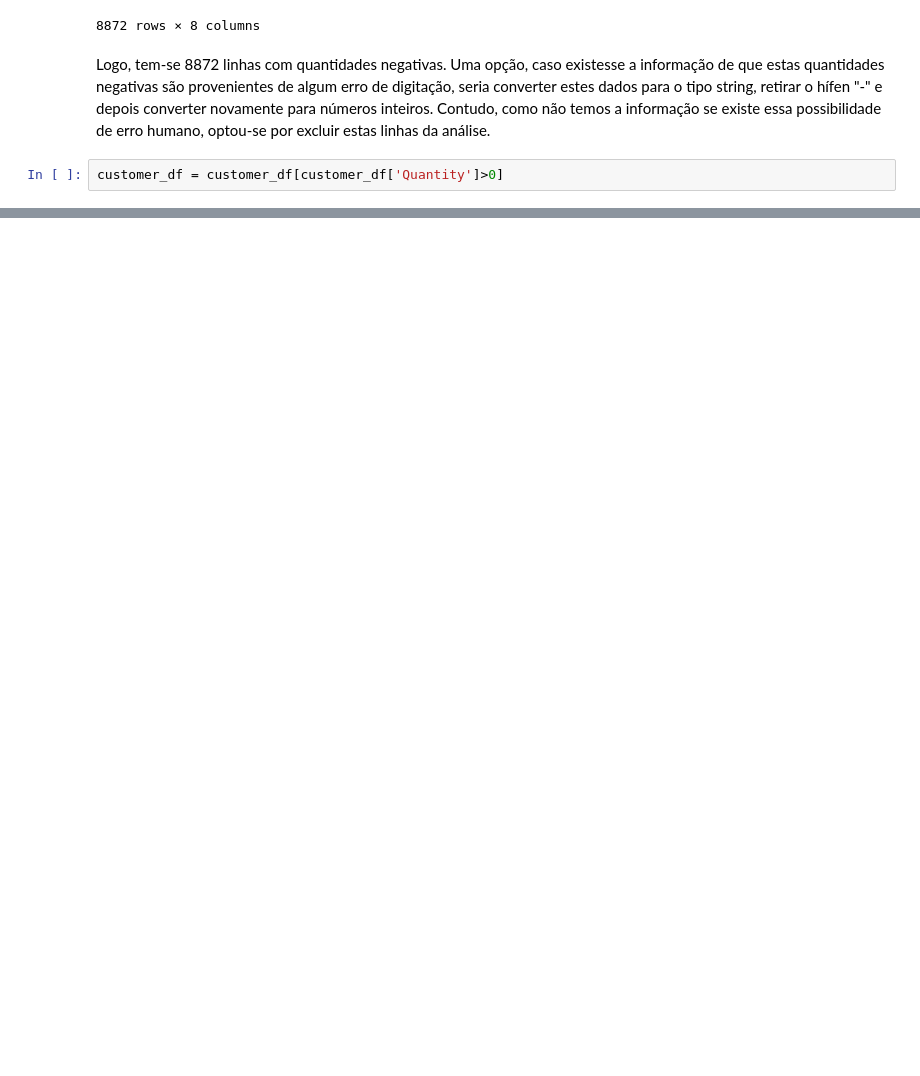
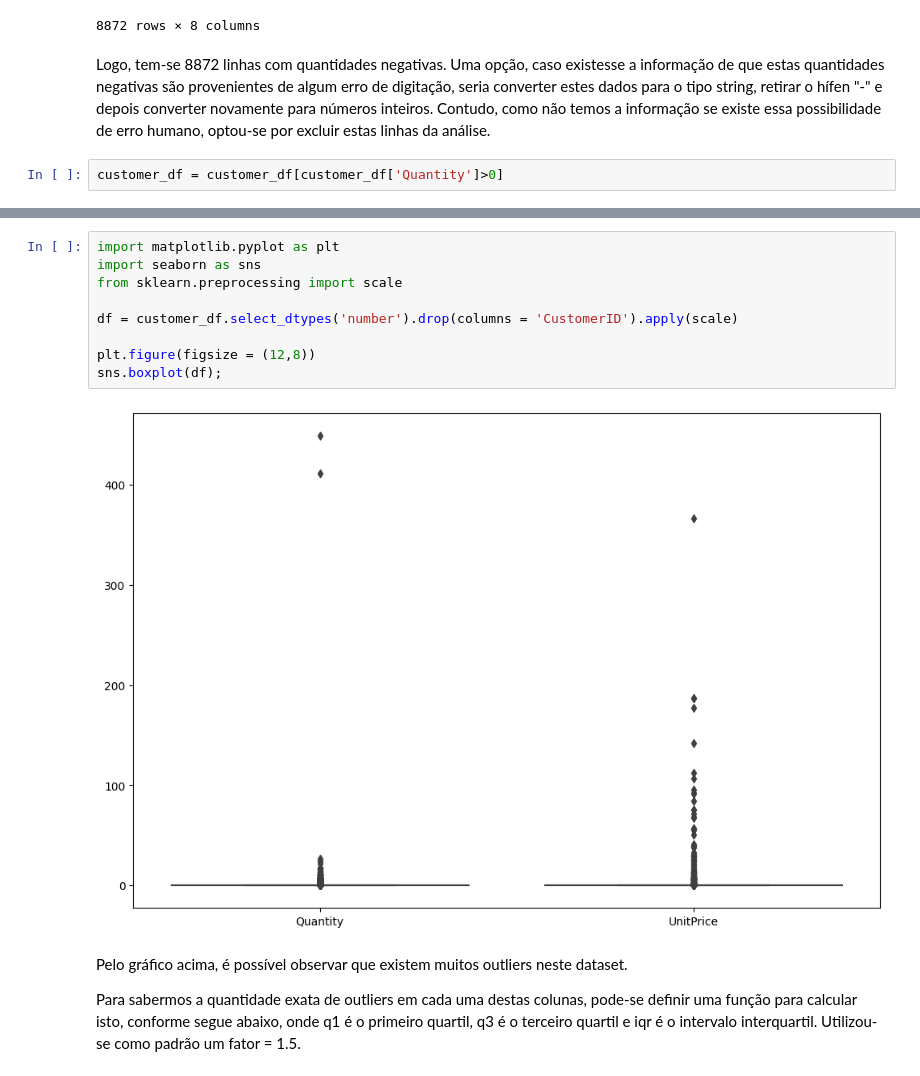
Before and after one commit to rfprates/analise_rfm_de_clientes, a Jupyter notebook: case_analise_rfm.ipynb, the cells around one changed output, grey strips where cells are left out. Saved outputs shown, nothing was run; the diff lists cells and outputs as text; blank space fills up the shorter version.

Commit message:
treating_outliers

```diff
--- a/case_analise_rfm.ipynb
+++ b/case_analise_rfm.ipynb
@@ -340,0 +363,15 @@ customer_df = customer_df[customer_df['Quantity']>0]
+# %%
+import matplotlib.pyplot as plt
+import seaborn as sns
+from sklearn.preprocessing import scale
+
+df = customer_df.select_dtypes('number').drop(columns = 'CustomerID').apply(scale)
+
+plt.figure(figsize = (12,8))
+sns.boxplot(df);
+# %% [output]
+[figure, added]
+# %% [markdown]
+Pelo gráfico acima, é possível observar que existem muitos outliers neste dataset.
+
+Para sabermos a quantidade exata de outliers em cada uma destas colunas, pode-se definir uma função para calcular isto, conforme segue abaixo, onde q1 é o primeiro quartil, q3 é o terceiro quartil e iqr é o intervalo interquartil. Utilizou-se como padrão um fator = 1.5.
```
Also changed, not shown: parts of 14 cells of this notebook.
